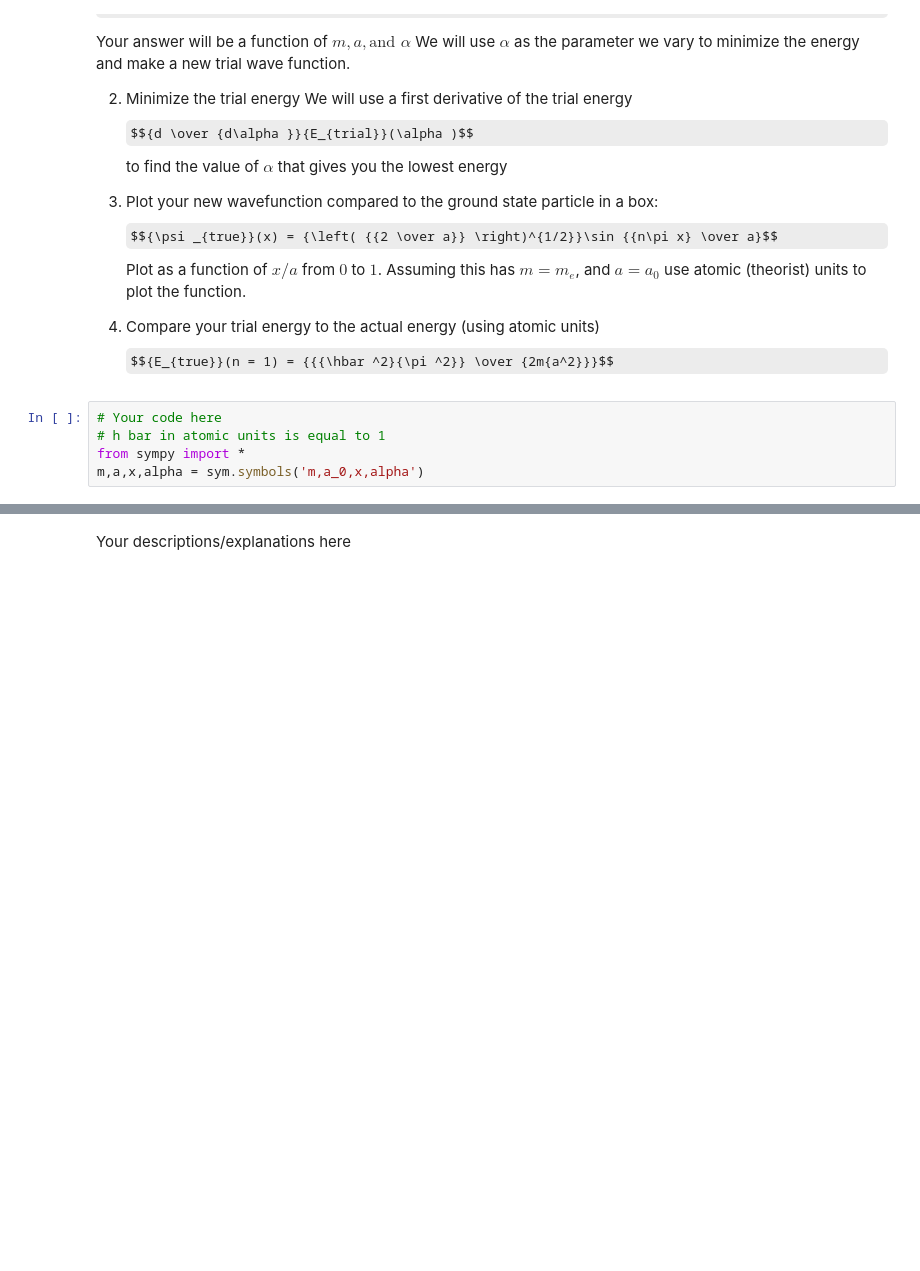
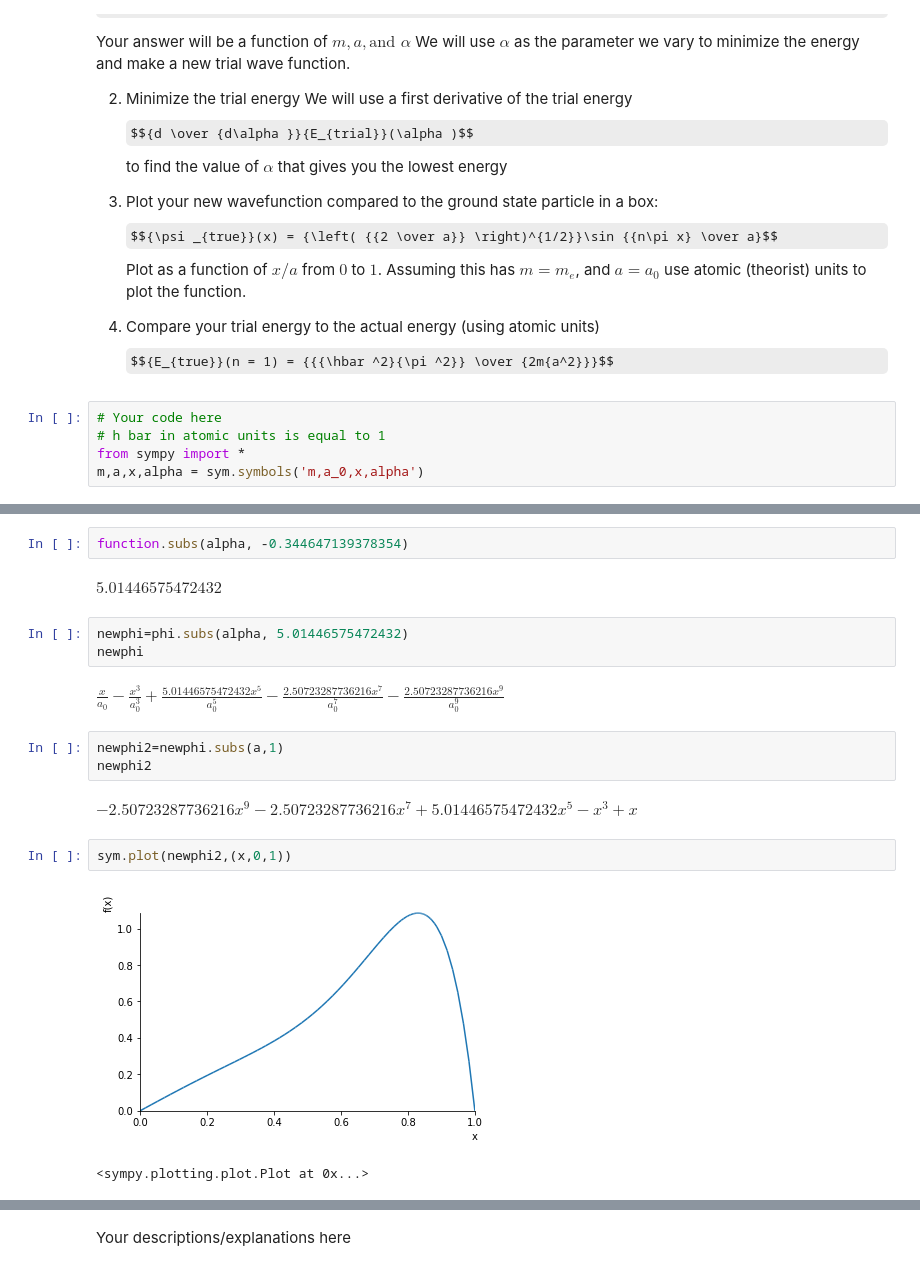
Before and after one commit to sju-chem264-2019/10-3-19-lecture-daliahassan98, a Jupyter notebook: variational-principle.ipynb, the cells around one changed output, grey strips where cells are left out. Cells and saved outputs as stored; diff of their text form; some formulas as TeX source; blank space fills up the shorter version.

```diff
--- a/variational-principle.ipynb
+++ b/variational-principle.ipynb
@@ -104,0 +125,19 @@ function.subs(alpha,-5.7405696334359)
+# %%
+function.subs(alpha, -0.344647139378354)
+# %% [output]
+$\displaystyle 5.01446575472432$
+# %%
+newphi=phi.subs(alpha, 5.01446575472432)
+newphi
+# %% [output]
+$\displaystyle \frac{x}{a_{0}} - \frac{x^{3}}{a_{0}^{3}} + \frac{5.01446575472432 x^{5}}{a_{0}^{5}} - \frac{2.50723287736216 x^{7}}{a_{0}^{7}} - \frac{2.50723287736216 x^{9}}{a_{0}^{9}}$
+# %%
+newphi2=newphi.subs(a,1)
+newphi2
+# %% [output]
+$\displaystyle - 2.50723287736216 x^{9} - 2.50723287736216 x^{7} + 5.01446575472432 x^{5} - x^{3} + x$
+# %%
+sym.plot(newphi2,(x,0,1))
+# %% [output]
+[figure, added]
+<sympy.plotting.plot.Plot at 0x...>
```
Also changed, not shown: parts of 12 cells of this notebook.
